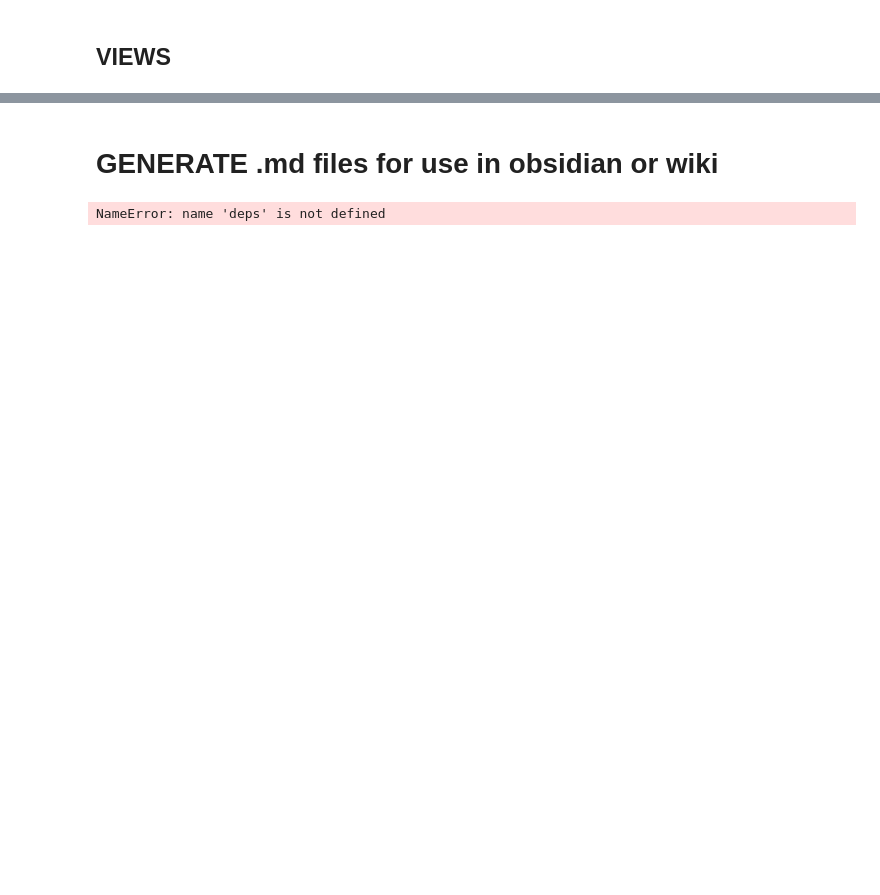
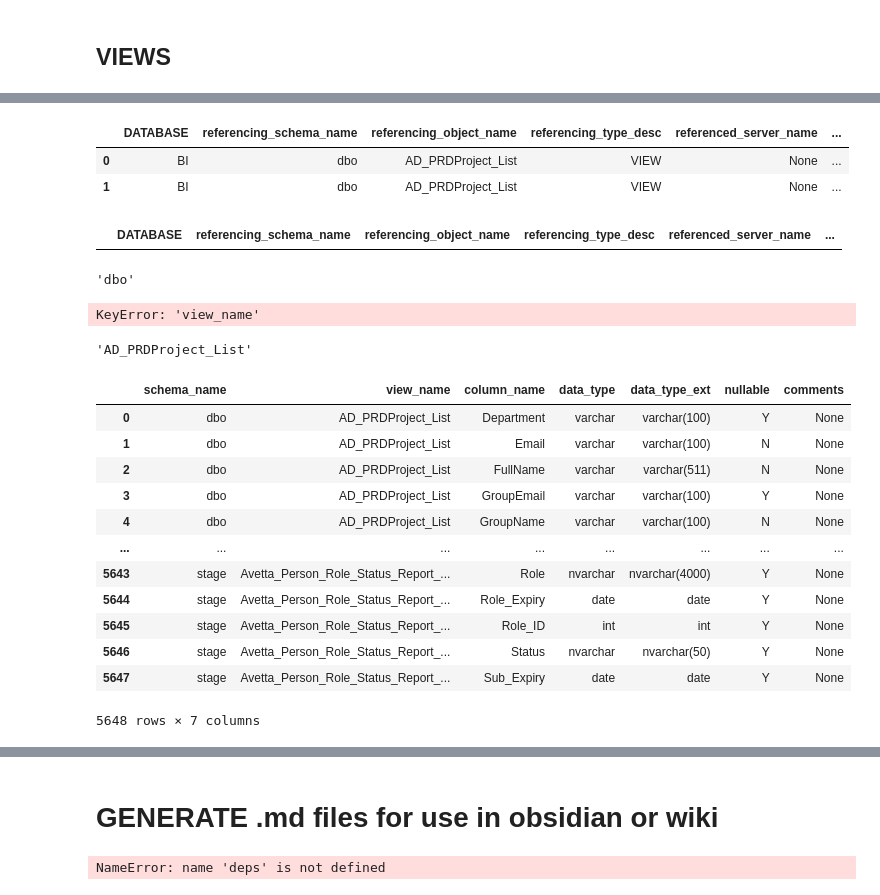
Before and after one commit to cbieberstein/sql_dep, a Jupyter notebook: notebook.ipynb, the cells around one changed output, grey strips where cells are left out. Drawn from its saved outputs; the diff is of its cells as text; code cells hidden in the pictures; blank space fills up the shorter version.

```diff
--- a/notebook.ipynb
+++ b/notebook.ipynb
@@ -68,0 +335,39 @@ view_def = fetch_view_definitions(engine)
+# %%
+deps_df.loc[ deps_parent_filter ]
+# %% [output]
+|  | DATABASE | referencing_schema_name | referencing_object_name | referencing_type_desc | referenced_server_name | ... |
+| 0 | BI | dbo | AD_PRDProject_List | VIEW | None | ... |
+| 1 | BI | dbo | AD_PRDProject_List | VIEW | None | ... |
+# %%
+deps_df.loc[ deps_child_filter ]
+# %% [output]
+|  | DATABASE | referencing_schema_name | referencing_object_name | referencing_type_desc | referenced_server_name | ... |
+# %%
+view_schema = vcd.loc[vcd_filter]['schema_name'][0]
+view_schema
+# %% [output]
+'dbo'
+# %%
+vcd.loc['view_name'] == view_name
+# %% [output]
+KeyError: 'view_name'
+# %%
+view_name
+# %% [output]
+'AD_PRDProject_List'
+# %%
+vcd
+# %% [output]
+|  | schema_name | view_name | column_name | data_type | data_type_ext | nullable | comments |
+| 0 | dbo | AD_PRDProject_List | Department | varchar | varchar(100) | Y | None |
+| 1 | dbo | AD_PRDProject_List | Email | varchar | varchar(100) | N | None |
+| 2 | dbo | AD_PRDProject_List | FullName | varchar | varchar(511) | N | None |
+| 3 | dbo | AD_PRDProject_List | GroupEmail | varchar | varchar(100) | Y | None |
+| 4 | dbo | AD_PRDProject_List | GroupName | varchar | varchar(100) | N | None |
+| ... | ... | ... | ... | ... | ... | ... | ... |
+| 5643 | stage | Avetta_Person_Role_Status_Report_... | Role | nvarchar | nvarchar(4000) | Y | None |
+| 5644 | stage | Avetta_Person_Role_Status_Report_... | Role_Expiry | date | date | Y | None |
+| 5645 | stage | Avetta_Person_Role_Status_Report_... | Role_ID | int | int | Y | None |
+| 5646 | stage | Avetta_Person_Role_Status_Report_... | Status | nvarchar | nvarchar(50) | Y | None |
+| 5647 | stage | Avetta_Person_Role_Status_Report_... | Sub_Expiry | date | date | Y | None |
+5648 rows × 7 columns
```
Also changed, not shown: parts of 38 cells of this notebook, 1 other file.
